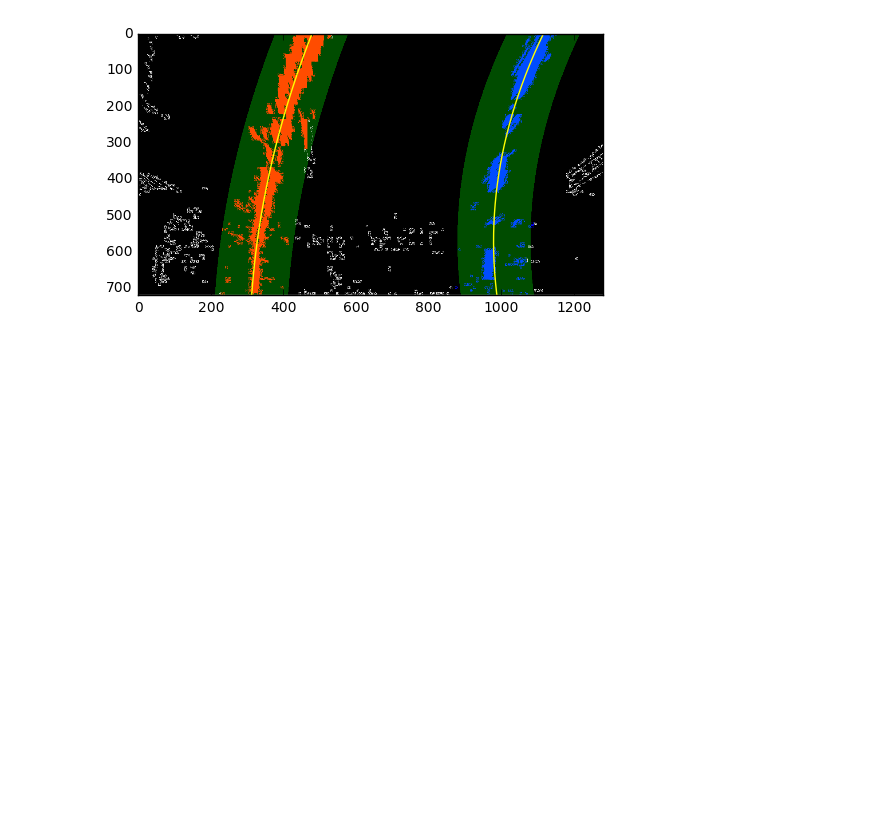
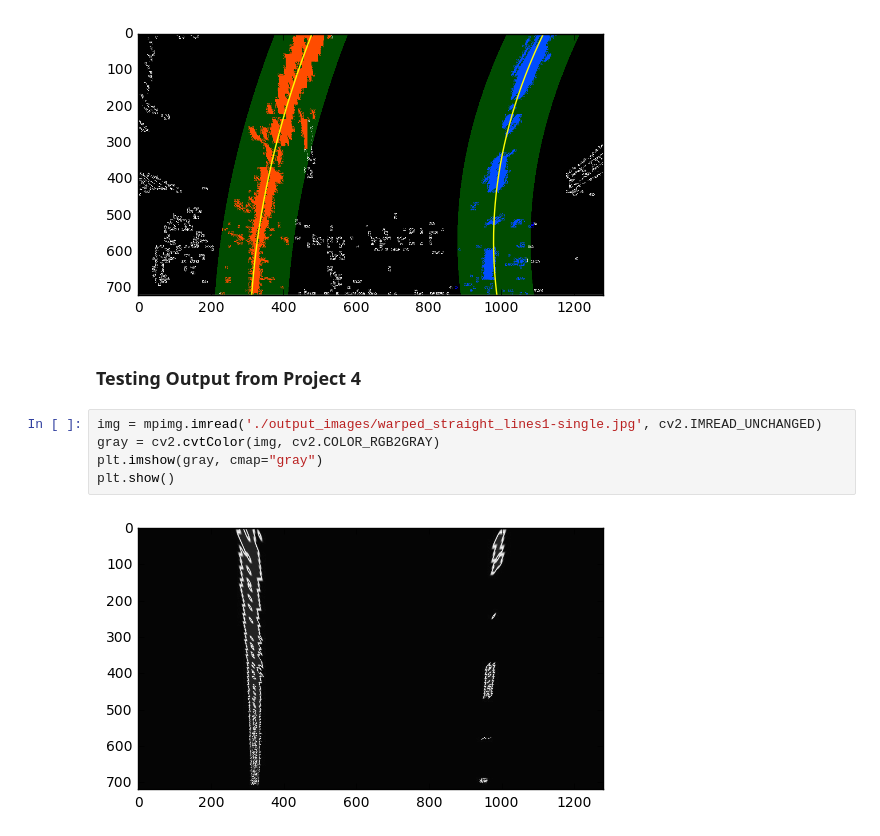
Before and after one commit to rudypenajr/CarND-Advanced-Lane-Lines, a Jupyter notebook: Finding Lane Lines (Lesson 33).ipynb, the cells around one changed output. Cells and saved outputs as stored; diff of their text form; blank space fills up the shorter version.

Commit message:
feat(project4): 80% complete with project 4, need to finish write up

```diff
--- a/Finding Lane Lines (Lesson 33).ipynb
+++ b/Finding Lane Lines (Lesson 33).ipynb
@@ -162,3 +162,12 @@ plt.ylim(720, 0)
 plt.show()
 # %% [output]
 [figure]
+# %% [markdown]
+### Testing Output from Project 4
+# %%
+img = mpimg.imread('./output_images/warped_straight_lines1-single.jpg', cv2.IMREAD_UNCHANGED)
+gray = cv2.cvtColor(img, cv2.COLOR_RGB2GRAY)
+plt.imshow(gray, cmap="gray")
+plt.show()
+# %% [output]
+[figure, added]
```
Also changed, not shown: parts of 6 cells of this notebook, 12 other files.
